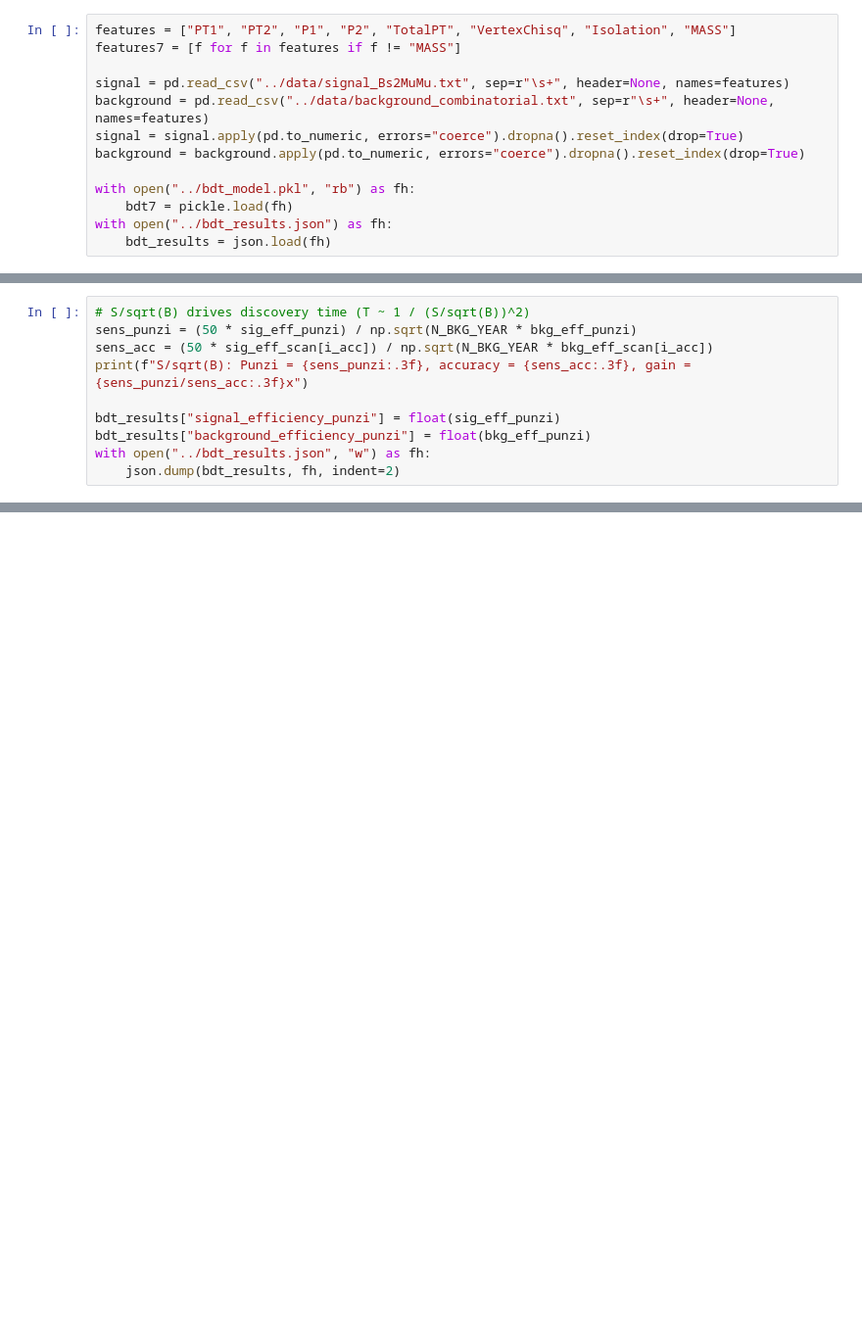
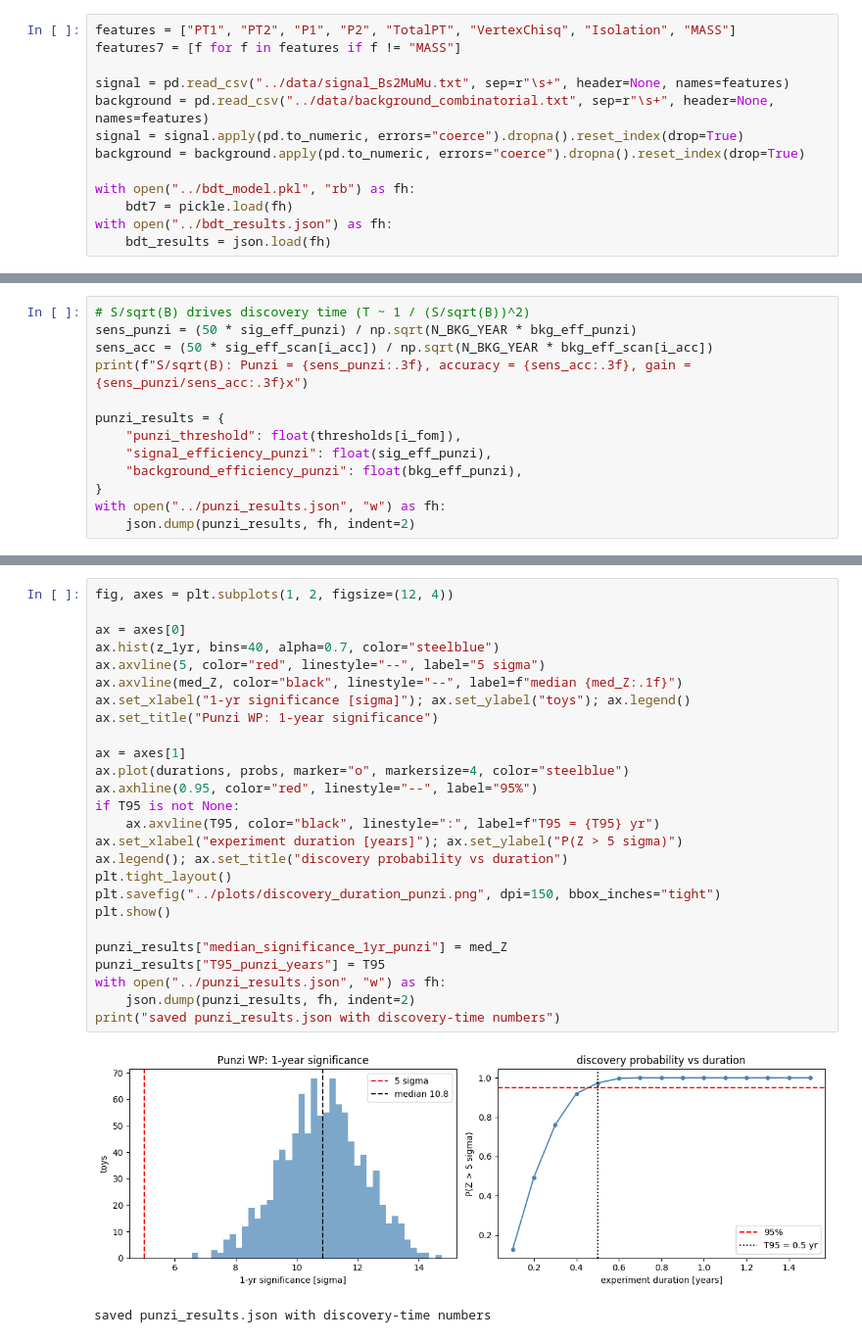
Before and after one commit to kaikoepchen/Particle_Discovery, a Jupyter notebook: extensions/punzi_fom.ipynb, the cells around one changed output, grey strips where cells are left out. Shown at 98% size. Saved outputs shown, nothing was run; the diff lists cells and outputs as text; blank space fills up the shorter version.

Commit message:
punzi extension

```diff
--- a/extensions/punzi_fom.ipynb
+++ b/extensions/punzi_fom.ipynb
@@ -78,7 +83,10 @@ sens_punzi = (50 * sig_eff_punzi) / np.sqrt(N_BKG_YEAR * bkg_eff_punzi)
 sens_acc = (50 * sig_eff_scan[i_acc]) / np.sqrt(N_BKG_YEAR * bkg_eff_scan[i_acc])
 print(f"S/sqrt(B): Punzi = {sens_punzi:.3f}, accuracy = {sens_acc:.3f}, gain = {sens_punzi/sens_acc:.3f}x")
 
-bdt_results["signal_efficiency_punzi"] = float(sig_eff_punzi)
-bdt_results["background_efficiency_punzi"] = float(bkg_eff_punzi)
-with open("../bdt_results.json", "w") as fh:
-    json.dump(bdt_results, fh, indent=2)
+punzi_results = {
+    "punzi_threshold": float(thresholds[i_fom]),
+    "signal_efficiency_punzi": float(sig_eff_punzi),
+    "background_efficiency_punzi": float(bkg_eff_punzi),
+}
+with open("../punzi_results.json", "w") as fh:
+    json.dump(punzi_results, fh, indent=2)
@@ -84,0 +186,29 @@ with open("../bdt_results.json", "w") as fh:
+# %%
+fig, axes = plt.subplots(1, 2, figsize=(12, 4))
+
+ax = axes[0]
+ax.hist(z_1yr, bins=40, alpha=0.7, color="steelblue")
+ax.axvline(5, color="red", linestyle="--", label="5 sigma")
+ax.axvline(med_Z, color="black", linestyle="--", label=f"median {med_Z:.1f}")
+ax.set_xlabel("1-yr significance [sigma]"); ax.set_ylabel("toys"); ax.legend()
+ax.set_title("Punzi WP: 1-year significance")
+
+ax = axes[1]
+ax.plot(durations, probs, marker="o", markersize=4, color="steelblue")
+ax.axhline(0.95, color="red", linestyle="--", label="95%")
+if T95 is not None:
+    ax.axvline(T95, color="black", linestyle=":", label=f"T95 = {T95} yr")
+ax.set_xlabel("experiment duration [years]"); ax.set_ylabel("P(Z > 5 sigma)")
+ax.legend(); ax.set_title("discovery probability vs duration")
+plt.tight_layout()
+plt.savefig("../plots/discovery_duration_punzi.png", dpi=150, bbox_inches="tight")
+plt.show()
+
+punzi_results["median_significance_1yr_punzi"] = med_Z
+punzi_results["T95_punzi_years"] = T95
+with open("../punzi_results.json", "w") as fh:
+    json.dump(punzi_results, fh, indent=2)
+print("saved punzi_results.json with discovery-time numbers")
+# %% [output]
+[figure, added]
+saved punzi_results.json with discovery-time numbers
```
Also changed, not shown: parts of 5 cells of this notebook, 3 other files.
